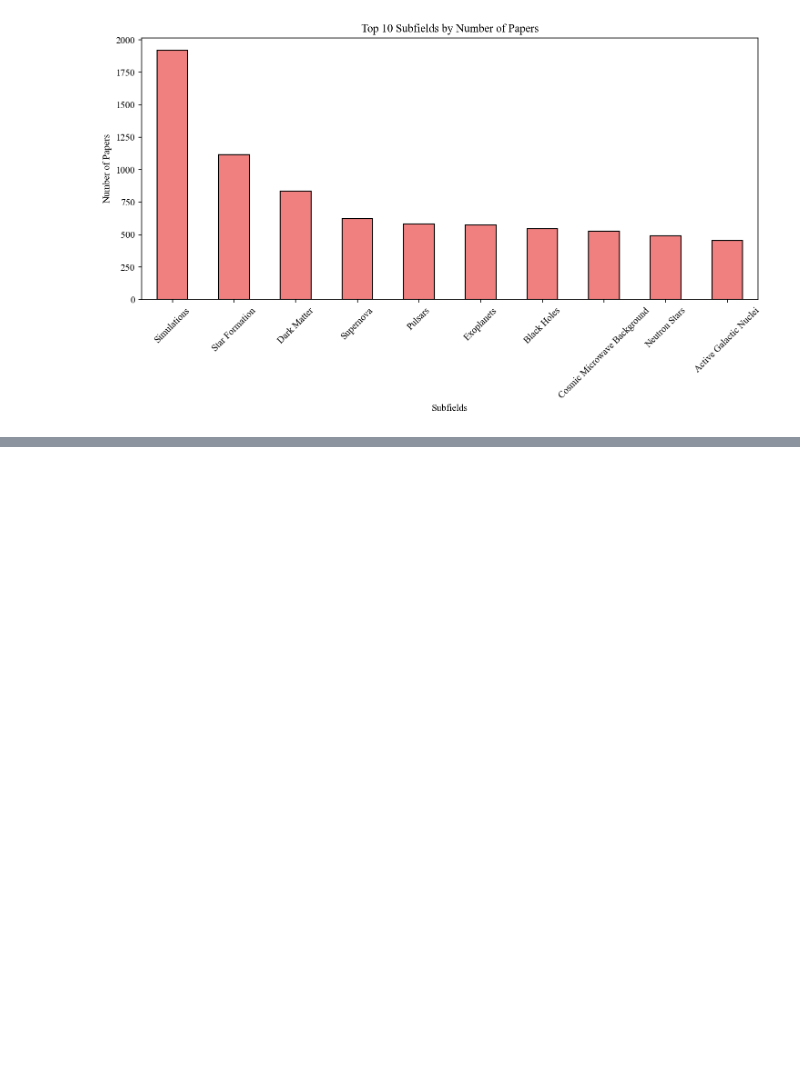
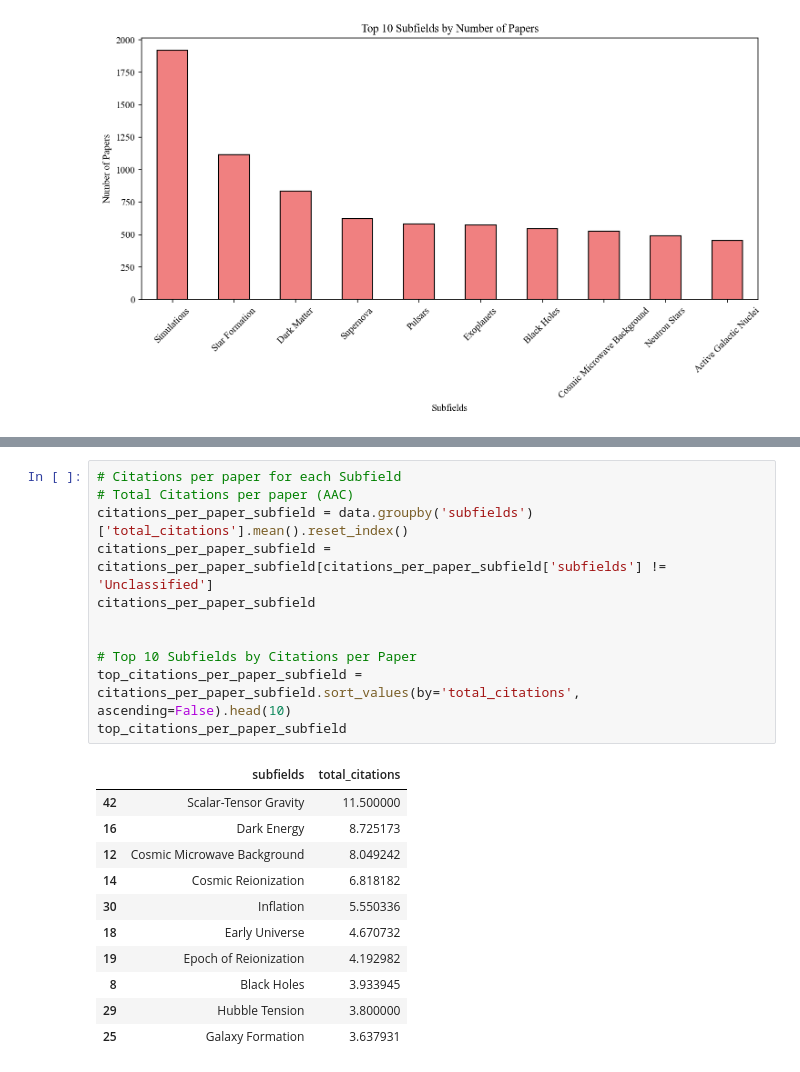
Before and after one commit to romms921/arXiver, a Jupyter notebook: subfields.ipynb, the cells around one changed output, grey strips where cells are left out. Drawn from its saved outputs; the diff is of its cells as text; blank space fills up the shorter version.

```diff
--- a/subfields.ipynb
+++ b/subfields.ipynb
@@ -276,0 +332,23 @@ subfield_page_counts
+# %%
+# Citations per paper for each Subfield
+# Total Citations per paper (AAC)
+citations_per_paper_subfield = data.groupby('subfields')['total_citations'].mean().reset_index()
+citations_per_paper_subfield = citations_per_paper_subfield[citations_per_paper_subfield['subfields'] != 'Unclassified']
+citations_per_paper_subfield
+
+
+# Top 10 Subfields by Citations per Paper
+top_citations_per_paper_subfield = citations_per_paper_subfield.sort_values(by='total_citations', ascending=False).head(10)
+top_citations_per_paper_subfield
+# %% [output]
+|  | subfields | total_citations |
+| 42 | Scalar-Tensor Gravity | 11.500000 |
+| 16 | Dark Energy | 8.725173 |
+| 12 | Cosmic Microwave Background | 8.049242 |
+| 14 | Cosmic Reionization | 6.818182 |
+| 30 | Inflation | 5.550336 |
+| 18 | Early Universe | 4.670732 |
+| 19 | Epoch of Reionization | 4.192982 |
+| 8 | Black Holes | 3.933945 |
+| 29 | Hubble Tension | 3.800000 |
+| 25 | Galaxy Formation | 3.637931 |
```
Also changed, not shown: parts of 4 cells of this notebook, 1 other file.
